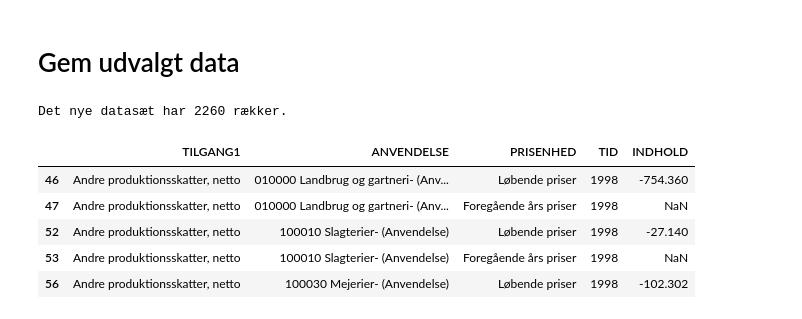
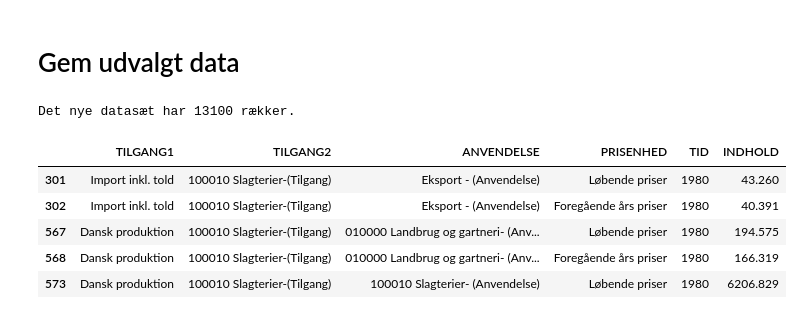
Before and after one commit to PeterStephensen/LandbrugHistorieKalibrering, a Jupyter notebook: Data/Nationalregnskab/Import_landbrug.ipynb, the cells around one changed output. Drawn from its saved outputs; the diff is of its cells as text; code cells hidden in the pictures.

```diff
--- a/Kode/Import_NAIO3.ipynb
+++ b/Data/Nationalregnskab/Import_landbrug.ipynb
@@ -258,30 +426,65 @@ print(df.loc[df["ANVENDELSE"] == new_id, cols].head(500).to_string(index=False))
+# %%
+codes = [
+    "Faste bruttoinvesteringer ialt - (Anvendelse)",
+    "Lagre - (Anvendelse)",
+    "Værdigenstande - (Anvendelse)"
+]
+
+new_name = "Investeringer"              # vælg selv et id (skal bare være unikt)
+new_id = "Faste bruttoinvesteringer + Lagerforøgelse + Værdigenstande (Anvendelse)"
+
+
+group_cols = [c for c in df.columns if c not in ["ANVENDELSE", "INDHOLD"]]
+
+new_rows = (
+    df.loc[df["ANVENDELSE"].isin(codes)]
+      .groupby(group_cols, as_index=False)["INDHOLD"]
+      .sum()
+)
+
+new_rows["ANVENDELSE"] = new_id
+df = pd.concat([df, new_rows[df.columns]], ignore_index=True)
 # %% [markdown]
 # Gem udvalgt data
 # %%
 # 1. Vælg de kategorier du vil beholde
+udvalgte_tilgang = [
+    "010000 Landbrug og gartneri-(Tilgang)",
+    "100010 Slagterier-(Tilgang)",
+    "100030 Mejerier-(Tilgang)",
+    "100040x100050 Anden fødevareindustri (100040, 100050)",
+    "REST_TILGANG Øvrige brancher"
+]
 
 udvalgte_anvendelse = [
     "010000 Landbrug og gartneri- (Anvendelse)",
     "100010 Slagterier- (Anvendelse)",
     "100030 Mejerier- (Anvendelse)",
     "100040x100050 Anden fødevareindustri (100040, 100050)",
     "REST_ANVENDELSE Øvrige brancher",
+    "Husholdningernes forbrugsudgifter + NPISH (Anvendelse)",
+    "Offentligt forbrug, i alt-(Anvendelse)",
+    "Faste bruttoinvesteringer + Lagerforøgelse + Værdigenstande (Anvendelse)",
+    "Eksport - (Anvendelse)",
+    "Anvendelse, i alt-(Anvendelse)"
 ]
 
 # 2. Lav det nye datasæt ved at filtrere
 # Vi tjekker om TILGANG2 er i vores liste OG om ANVENDELSE er i vores liste
-df_subset = df[(df["ANVENDELSE"].isin(udvalgte_anvendelse))
+df_subset = df[
+    (df["TILGANG2"].isin(udvalgte_tilgang)) &
+    (df["ANVENDELSE"].isin(udvalgte_anvendelse))
 ].copy()
 
 # 3. Tjek resultatet
 print(f"Det nye datasæt har {df_subset.shape[0]} rækker.")
 display(df_subset.head())
-df_subset.to_csv('input_landbrugsdata.csv', index=False)
+df_subset.to_csv('Data/landbrugsdata.csv', index=False)
 # %% [output]
-Det nye datasæt har 2260 rækker.
+Det nye datasæt har 13100 rækker.
-|  | TILGANG1 | ANVENDELSE | PRISENHED | TID | INDHOLD |
-| 46 | Andre produktionsskatter, netto | 010000 Landbrug og gartneri- (Anv... | Løbende priser | 1998 | -754.360 |
-| 47 | Andre produktionsskatter, netto | 010000 Landbrug og gartneri- (Anv... | Foregående års priser | 1998 | NaN |
-| 52 | Andre produktionsskatter, netto | 100010 Slagterier- (Anvendelse) | Løbende priser | 1998 | -27.140 |
-| 53 | Andre produktionsskatter, netto | 100010 Slagterier- (Anvendelse) | Foregående års priser | 1998 | NaN |
-| 56 | Andre produktionsskatter, netto | 100030 Mejerier- (Anvendelse) | Løbende priser | 1998 | -102.302 |
+|  | TILGANG1 | TILGANG2 | ANVENDELSE | PRISENHED | TID | INDHOLD |
+| 301 | Import inkl. told | 100010 Slagterier-(Tilgang) | Eksport - (Anvendelse) | Løbende priser | 1980 | 43.260 |
+| 302 | Import inkl. told | 100010 Slagterier-(Tilgang) | Eksport - (Anvendelse) | Foregående års priser | 1980 | 40.391 |
+| 567 | Dansk produktion | 100010 Slagterier-(Tilgang) | 010000 Landbrug og gartneri- (Anv... | Løbende priser | 1980 | 194.575 |
+| 568 | Dansk produktion | 100010 Slagterier-(Tilgang) | 010000 Landbrug og gartneri- (Anv... | Foregående års priser | 1980 | 166.319 |
+| 573 | Dansk produktion | 100010 Slagterier-(Tilgang) | 100010 Slagterier- (Anvendelse) | Løbende priser | 1980 | 6206.829 |
```
Also changed, not shown: parts of 17 cells of this notebook, 15 other files.
